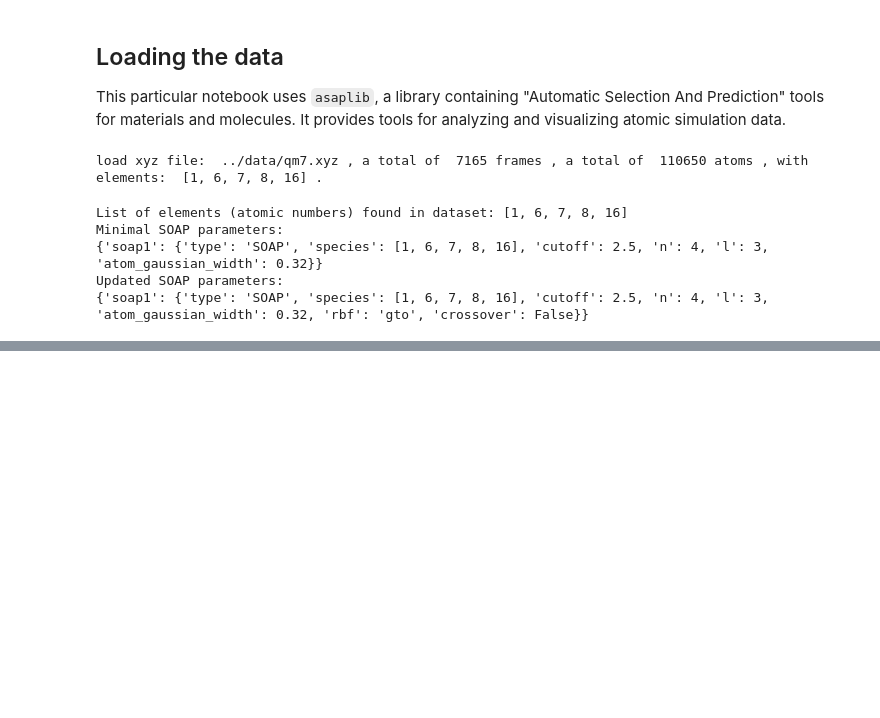
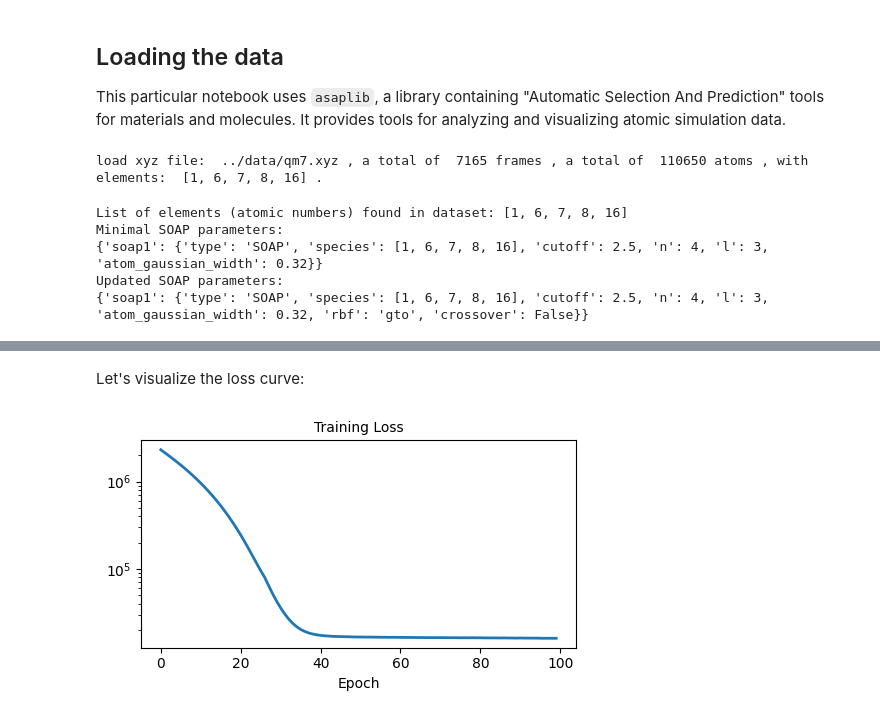
Before and after one commit to rhyan10/unsupervised-learning-molecular-systems, a Jupyter notebook: 1-Representations-and-Descriptors/SOAP-Descriptors.ipynb, the cells around one changed output, grey strips where cells are left out. Cells and saved outputs as stored; diff of their text form; code cells hidden in the pictures; blank space fills up the shorter version.

```diff
--- a/1-Representations-and-Descriptors/SOAP-Descriptors.ipynb
+++ b/1-Representations-and-Descriptors/SOAP-Descriptors.ipynb
@@ -148,11 +192,19 @@ for epoch in range(num_epochs):
+# %% [markdown]
+Let's visualize the loss curve:
 # %%
-fig = plt.figure(figsize=(8, 5))
+fig = plt.figure(figsize=(5, 3))
+
 ax = fig.add_subplot(1, 1, 1)
-ax.plot(loss_hist, lw=3)
-ax.set_title('Training loss', size=15)
-ax.set_xlabel('Epoch', size=15)
-ax.tick_params(axis='both', which='major', labelsize=15)
+
+# Plot the loss as a function of the number of training epochs
+ax.plot(epoch_losses, lw=2)
+ax.set_xlabel('Epoch', size=10)
+ax.set_title('Training Loss', size=10)
+ax.set_yscale('log')
+ax.tick_params(axis='both', which='major', labelsize=10)
 
 plt.tight_layout()
 
 plt.show()
+# %% [output]
+[figure, added]
```
Also changed, not shown: parts of 16 cells of this notebook, 1 other file.
